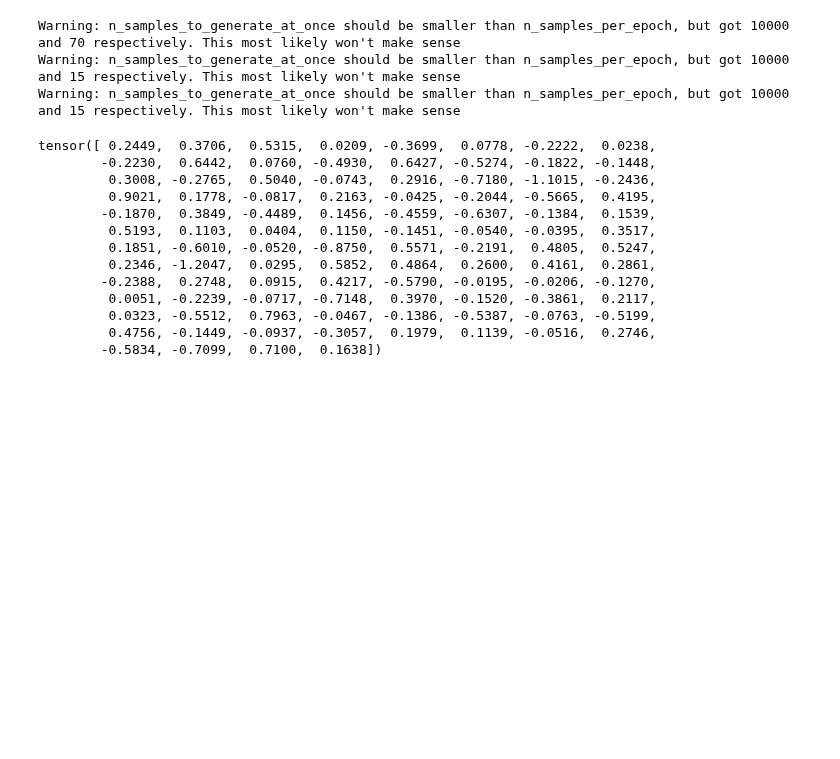
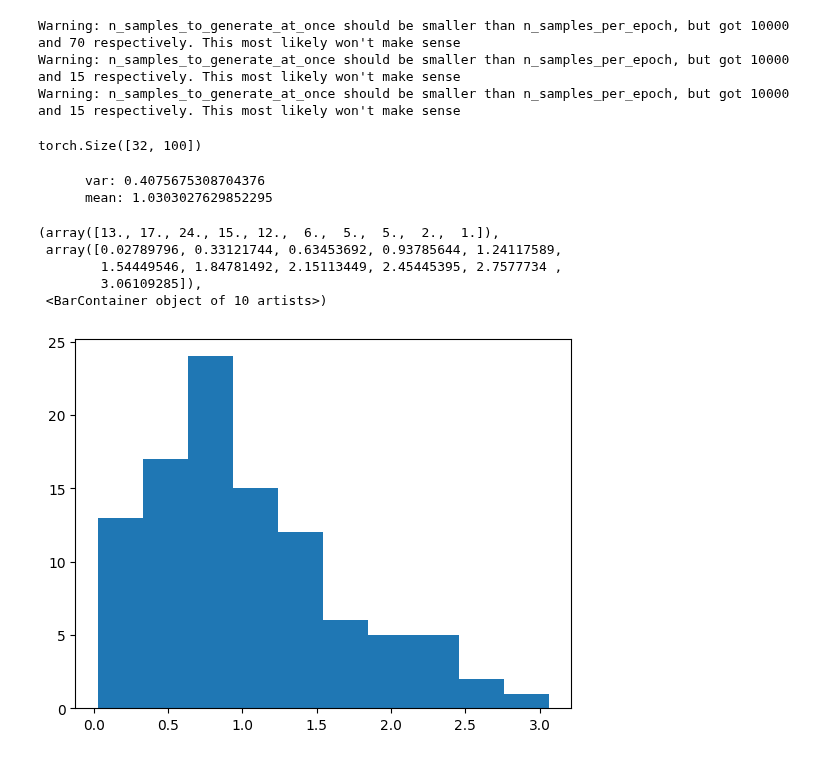
Before and after one commit to ArikReuter/ICL_for_Full_Bayesian_Inference, a Jupyter notebook: LinearRegression/GenerativeModels/Test_PProgram.ipynb, the cells around one changed output. Cells and saved outputs as stored; diff of their text form; code cells hidden in the pictures; blank space fills up the shorter version.

```diff
--- a/LinearRegression/GenerativeModels/Test_PProgram.ipynb
+++ b/LinearRegression/GenerativeModels/Test_PProgram.ipynb
@@ -91,21 +100,27 @@ Warning: n_samples_to_generate_at_once should be smaller than n_samples_per_epoc
 # %%
 test = next(iter(dataloader_train))
 # %%
-test["y"][1]
+test['y'].shape
 # %% [output]
-tensor([ 0.2449,  0.3706,  0.5315,  0.0209, -0.3699,  0.0778, -0.2222,  0.0238,
-        -0.2230,  0.6442,  0.0760, -0.4930,  0.6427, -0.5274, -0.1822, -0.1448,
-         0.3008, -0.2765,  0.5040, -0.0743,  0.2916, -0.7180, -1.1015, -0.2436,
-         0.9021,  0.1778, -0.0817,  0.2163, -0.0425, -0.2044, -0.5665,  0.4195,
-        -0.1870,  0.3849, -0.4489,  0.1456, -0.4559, -0.6307, -0.1384,  0.1539,
-         0.5193,  0.1103,  0.0404,  0.1150, -0.1451, -0.0540, -0.0395,  0.3517,
-         0.1851, -0.6010, -0.0520, -0.8750,  0.5571, -0.2191,  0.4805,  0.5247,
-         0.2346, -1.2047,  0.0295,  0.5852,  0.4864,  0.2600,  0.4161,  0.2861,
-        -0.2388,  0.2748,  0.0915,  0.4217, -0.5790, -0.0195, -0.0206, -0.1270,
-         0.0051, -0.2239, -0.0717, -0.7148,  0.3970, -0.1520, -0.3861,  0.2117,
-         0.0323, -0.5512,  0.7963, -0.0467, -0.1386, -0.5387, -0.0763, -0.5199,
-         0.4756, -0.1449, -0.0937, -0.3057,  0.1979,  0.1139, -0.0516,  0.2746,
-        -0.5834, -0.7099,  0.7100,  0.1638])
+torch.Size([32, 100])
+# %%
+import matplotlib.pyplot as plt
+idx =25
+y_data = test['y'][idx]
+print(f"""
+      var: {y_data.var()}
+      mean: {y_data.mean()}
+        """)
+plt.hist(test['y'][idx])
+# %% [output]
+      var: 0.4075675308704376
+      mean: 1.0303027629852295
+(array([13., 17., 24., 15., 12.,  6.,  5.,  5.,  2.,  1.]),
+ array([0.02789796, 0.33121744, 0.63453692, 0.93785644, 1.24117589,
+        1.54449546, 1.84781492, 2.15113449, 2.45445395, 2.7577734 ,
+        3.06109285]),
+ <BarContainer object of 10 artists>)
+[figure, added]
 # %%
 N_SAMPLES_PER_MODEL = 1000
 # %%
```
Also changed, not shown: parts of 6 cells of this notebook, 19 other files.
